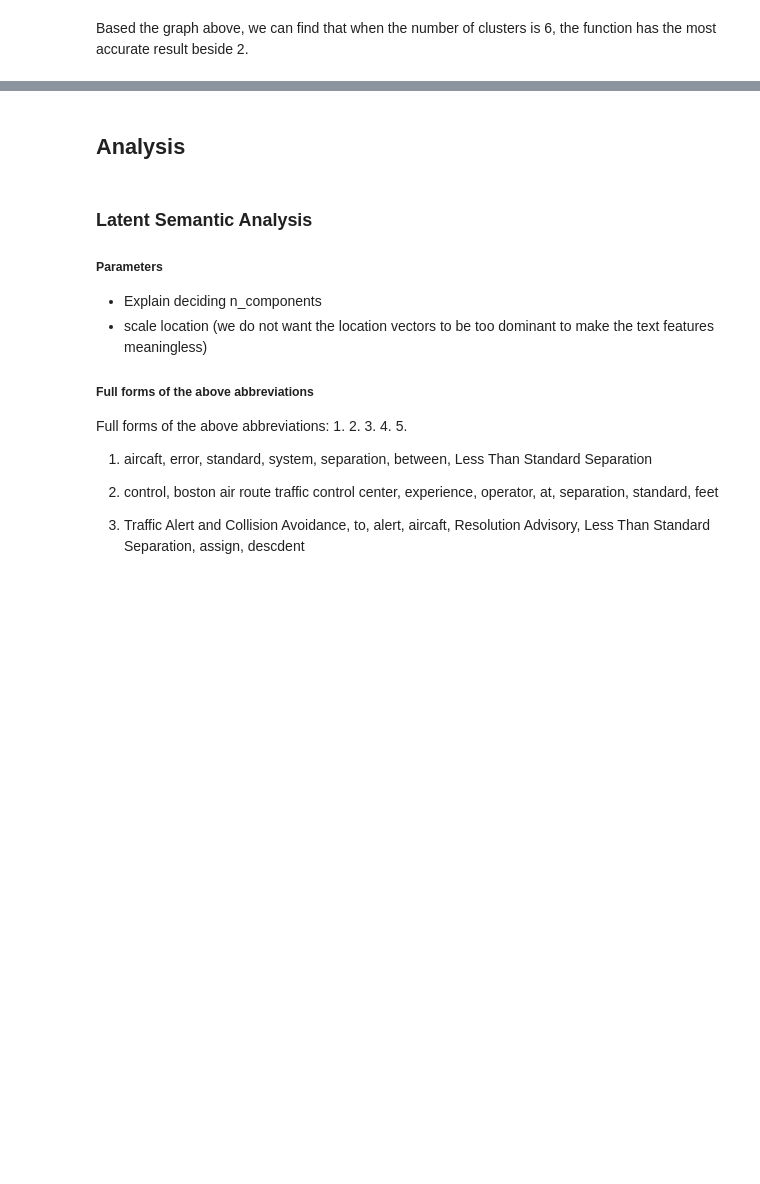
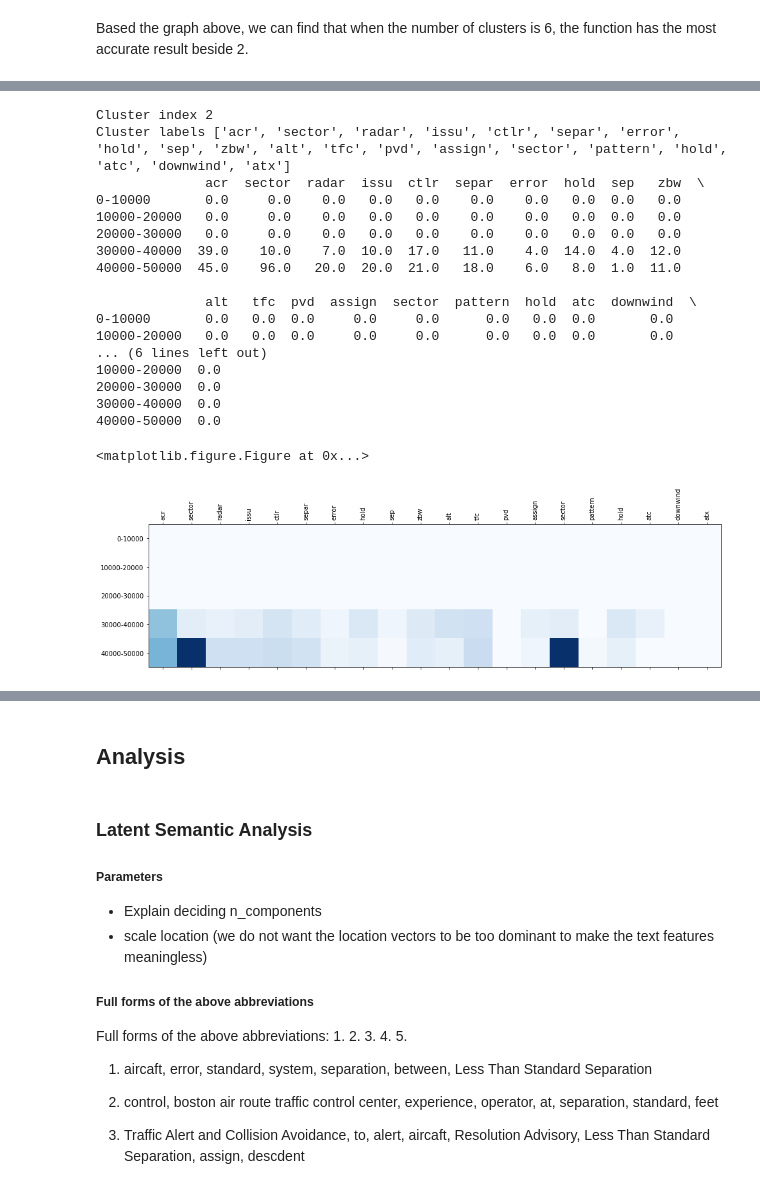
Before and after one commit to lingyigu/acas, a Jupyter notebook: src/03-Clustering.ipynb, the cells around one changed output, grey strips where cells are left out. Cells and saved outputs as stored; diff of their text form; code cells hidden in the pictures; blank space fills up the shorter version.

```diff
--- a/src/03-Clustering.ipynb
+++ b/src/03-Clustering.ipynb
@@ -415,0 +484,22 @@ plt.show()
+# %%
+cluster_heat_map(1)
+# %% [output]
+Cluster index 2
+Cluster labels ['acr', 'sector', 'radar', 'issu', 'ctlr', 'separ', 'error', 'hold', 'sep', 'zbw', 'alt', 'tfc', 'pvd', 'assign', 'sector', 'pattern', 'hold', 'atc', 'downwind', 'atx']
+              acr  sector  radar  issu  ctlr  separ  error  hold  sep   zbw  \
+0-10000       0.0     0.0    0.0   0.0   0.0    0.0    0.0   0.0  0.0   0.0
+10000-20000   0.0     0.0    0.0   0.0   0.0    0.0    0.0   0.0  0.0   0.0
+20000-30000   0.0     0.0    0.0   0.0   0.0    0.0    0.0   0.0  0.0   0.0
+30000-40000  39.0    10.0    7.0  10.0  17.0   11.0    4.0  14.0  4.0  12.0
+40000-50000  45.0    96.0   20.0  20.0  21.0   18.0    6.0   8.0  1.0  11.0
+
+              alt   tfc  pvd  assign  sector  pattern  hold  atc  downwind  \
+0-10000       0.0   0.0  0.0     0.0     0.0      0.0   0.0  0.0       0.0
+10000-20000   0.0   0.0  0.0     0.0     0.0      0.0   0.0  0.0       0.0
+... (6 lines left out)
+10000-20000  0.0
+20000-30000  0.0
+30000-40000  0.0
+40000-50000  0.0
+<matplotlib.figure.Figure at 0x...>
+[figure, added]
```
Also changed, not shown: parts of 19 cells of this notebook, 1 other file.
